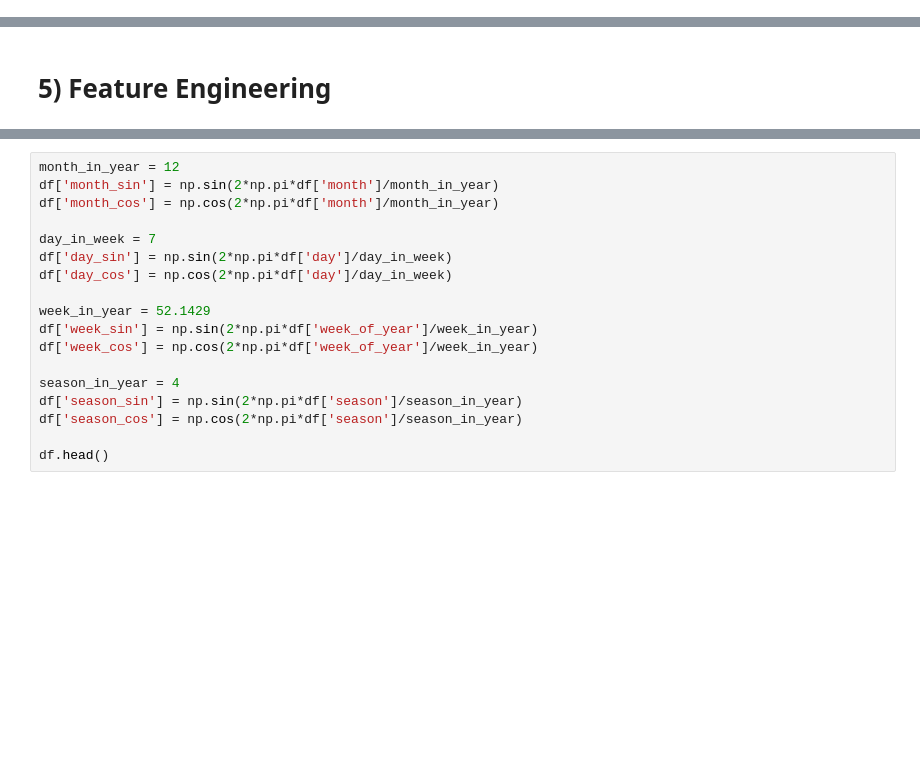
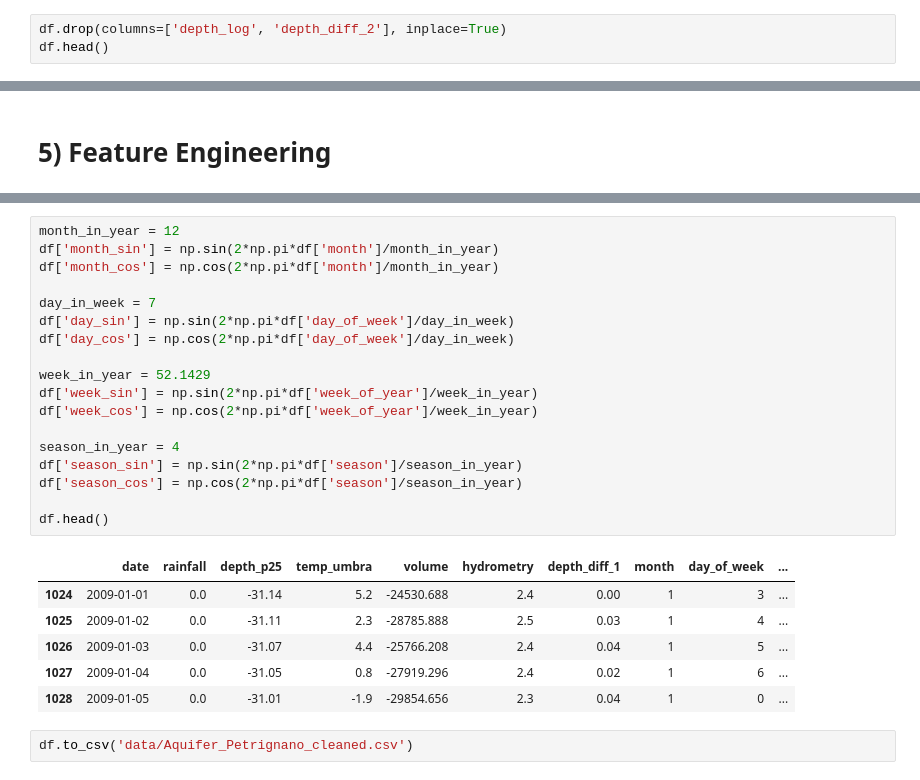
Before and after one commit to bkleck/WaterAnalytics, a Jupyter notebook: preprocessing.ipynb, the cells around one changed output, grey strips where cells are left out. Cells and saved outputs as stored; diff of their text form; blank space fills up the shorter version.

```diff
--- a/preprocessing.ipynb
+++ b/preprocessing.ipynb
@@ -582,0 +606,3 @@ We will do both first-order and second-order differencing.
+# %%
+df.drop(columns=['depth_log', 'depth_diff_2'], inplace=True)
+df.head()
@@ -592,18 +634,27 @@ df[['month','day_of_week', 'week_of_year','season']].head()
 # %%
 month_in_year = 12
 df['month_sin'] = np.sin(2*np.pi*df['month']/month_in_year)
 df['month_cos'] = np.cos(2*np.pi*df['month']/month_in_year)
 
 day_in_week = 7
-df['day_sin'] = np.sin(2*np.pi*df['day']/day_in_week)
-df['day_cos'] = np.cos(2*np.pi*df['day']/day_in_week)
+df['day_sin'] = np.sin(2*np.pi*df['day_of_week']/day_in_week)
+df['day_cos'] = np.cos(2*np.pi*df['day_of_week']/day_in_week)
 
 week_in_year = 52.1429
 df['week_sin'] = np.sin(2*np.pi*df['week_of_year']/week_in_year)
 df['week_cos'] = np.cos(2*np.pi*df['week_of_year']/week_in_year)
 
 season_in_year = 4
 df['season_sin'] = np.sin(2*np.pi*df['season']/season_in_year)
 df['season_cos'] = np.cos(2*np.pi*df['season']/season_in_year)
 
 df.head()
+# %% [output]
+|  | date | rainfall | depth_p25 | temp_umbra | volume | hydrometry | depth_diff_1 | month | day_of_week | ... |
+| 1024 | 2009-01-01 | 0.0 | -31.14 | 5.2 | -24530.688 | 2.4 | 0.00 | 1 | 3 | ... |
+| 1025 | 2009-01-02 | 0.0 | -31.11 | 2.3 | -28785.888 | 2.5 | 0.03 | 1 | 4 | ... |
+| 1026 | 2009-01-03 | 0.0 | -31.07 | 4.4 | -25766.208 | 2.4 | 0.04 | 1 | 5 | ... |
+| 1027 | 2009-01-04 | 0.0 | -31.05 | 0.8 | -27919.296 | 2.4 | 0.02 | 1 | 6 | ... |
+| 1028 | 2009-01-05 | 0.0 | -31.01 | -1.9 | -29854.656 | 2.3 | 0.04 | 1 | 0 | ... |
+# %%
+df.to_csv('data/Aquifer_Petrignano_cleaned.csv')
```
Also changed, not shown: parts of 7 cells of this notebook.
